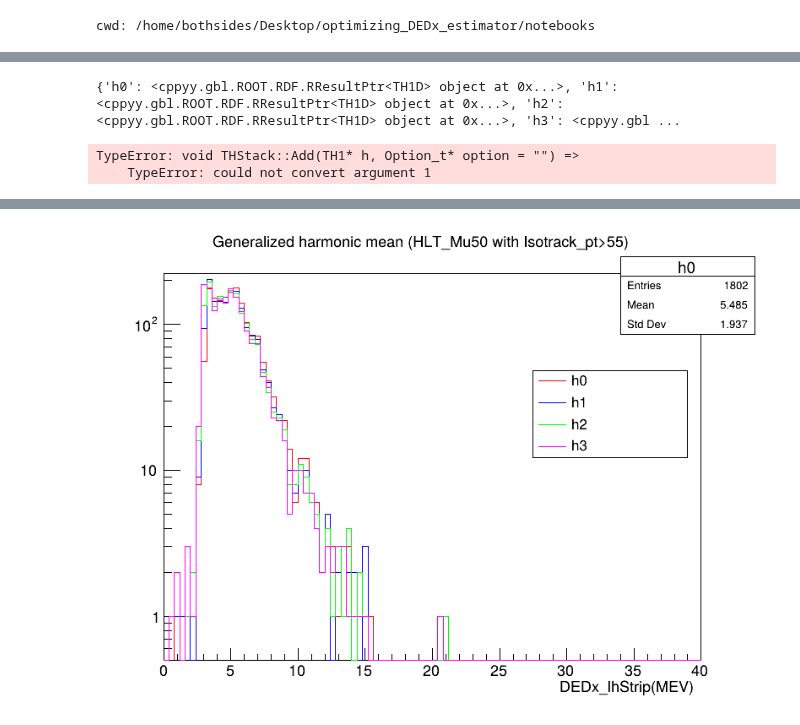
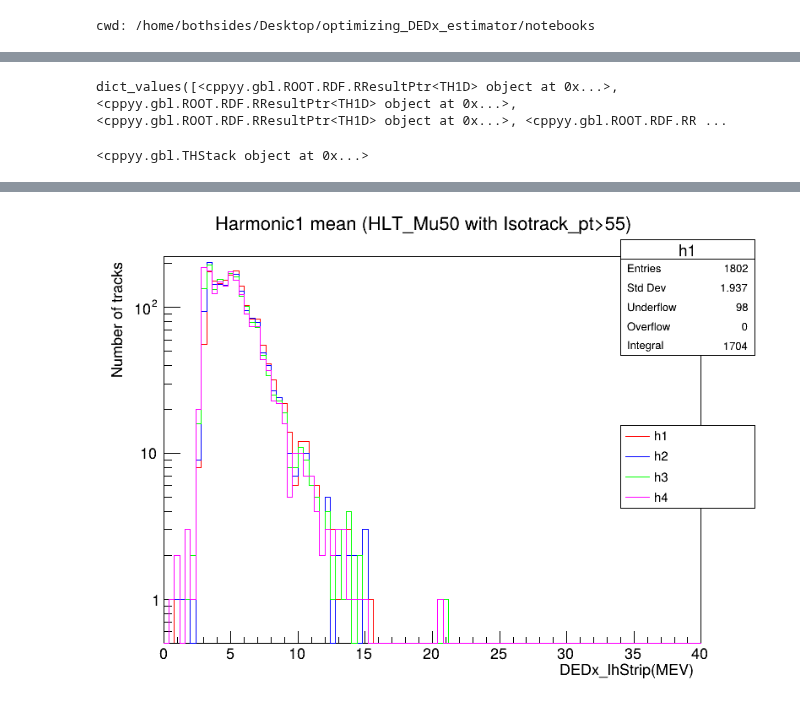
Before and after one commit to both-sides/optimizing_DEDx_estimator, a Jupyter notebook: notebooks/trunc_and_h2_analysis.ipynb, the cells around one changed output, grey strips where cells are left out. Saved outputs shown, nothing was run; the diff lists cells and outputs as text; code cells hidden in the pictures.

```diff
--- a/notebooks/trunc_and_h2_analysis.ipynb
+++ b/notebooks/trunc_and_h2_analysis.ipynb
@@ -100,23 +39,23 @@ os.makedirs(plots_dir,   exist_ok=True)
 c = rt.TCanvas("h2_canvas_overlay","Log-scale overlay",800,600)
 c.SetLogy()
 
-leg = rt.TLegend(0.65,0.52,0.88,0.7)
+leg = rt.TLegend(0.78,0.38,0.98,0.55)
 
 hists = {} # dictionary to hold histogram names for harmonic2 DEDx track avergaes plot
 
 for i, branch in enumerate(HMNCSBR):
-    if i == 1:
-        hists[f"h{i-1}"].SetTitle("Generalized harmonic means")
-        hists[f"h{i-1}"].GetXaxis().SetTitle("DEDx_lhStrip(MEV)")
-        hists[f"h{i-1}"].GetYaxis().SetTitle("Number of tracks")
-    hists[f"h{i}"] = df.Histo1D((f"h{i}","",100, 0, 40),branch)
-    hists[f"h{i}"].SetLineColor(COLOR_MAP[i+1])
-    hists[f"h{i}"].Draw("same")
-    leg.AddEntry( hists[f"h{i}"].GetPtr(), f"h{i}", "l" )
+    hists[f"h{i+1}"] = df.Histo1D((f"h{i+1}","",100, 0, 40),branch)
+    hists[f"h{i+1}"].SetLineColor(COLOR_MAP[i+1])
+    rt.gStyle.SetOptStat("neiuor")
+    leg.AddEntry( hists[f"h{i+1}"].GetPtr(), f"h{i+1}", "l" )
+    hists[f"h{i+1}"].SetTitle(f"Harmonic{i+1} mean")
+    hists[f"h{i+1}"].GetXaxis().SetTitle("DEDx_lhStrip(MEV)")
+    hists[f"h{i+1}"].GetYaxis().SetTitle("Number of tracks")
+    hists[f"h{i+1}"].Draw("same")
 
 max_vals = [h.GetMaximum() for h in hists.values()]
 overall_max = max(max_vals)
-hists["h0"].SetMaximum(overall_max * 1.1)
+hists["h1"].SetMaximum(overall_max * 1.1)
 
 
 leg.Draw()
@@ -124,7 +63,7 @@ leg.Draw()
 c.Draw()
 
 
-utils.write_stacked_histos("h2_overlay", hists, hists["h0"].GetTitle(), c)
+utils.write_stacked_histos_ptr("h2_overlay", hists, "harmonic means", c)
 
 # # building a histogram stack and writing to the root file f_out points to
 
@@ -142,35 +123,35 @@ TypeError: void THStack::Add(TH1* h, Option_t* option = "") =>
 # %%
-print(hists)
+print(hists.values())
 # %% [output]
-{'h0': <cppyy.gbl.ROOT.RDF.RResultPtr<TH1D> object at 0x...>, 'h1': <cppyy.gbl.ROOT.RDF.RResultPtr<TH1D> object at 0x...>, 'h2': <cppyy.gbl.ROOT.RDF.RResultPtr<TH1D> object at 0x...>, 'h3': <cppyy.gbl ...
+dict_values([<cppyy.gbl.ROOT.RDF.RResultPtr<TH1D> object at 0x...>, <cppyy.gbl.ROOT.RDF.RResultPtr<TH1D> object at 0x...>, <cppyy.gbl.ROOT.RDF.RResultPtr<TH1D> object at 0x...>, <cppyy.gbl.ROOT.RDF.RR ...
 # %%
 
 c = rt.TCanvas("h2_filtered_canvas_overlay","Log-scale overlay",800,600)
 c.SetLogy()
 
-leg = rt.TLegend(0.65,0.52,0.88,0.7)
+leg = rt.TLegend(0.78,0.38,0.98,0.55)
 
 hists = {} # dictionary to hold histogram names for harmonic2 DEDx track avergaes plot
 
 for i, branch in enumerate(HMNCSBR):
-    if i == 1:
-        hists[f"h{i-1}"].SetTitle("Generalized harmonic mean (HLT_Mu50 with Isotrack_pt>55)")
-        hists[f"h{i-1}"].GetXaxis().SetTitle("DEDx_lhStrip(MEV)")
-    hists[f"h{i}"] = df_filtered.Histo1D((f"h{i}","",100, 0, 40),branch)
-    hists[f"h{i}"].SetLineColor(COLOR_MAP[i+1])
-    hists[f"h{i}"].Draw("same")
-    leg.AddEntry( hists[f"h{i}"].GetPtr(), f"h{i}", "l" )
+    hists[f"h{i+1}"] = df_filtered.Histo1D((f"h{i+1}","",100, 0, 40),branch)
+    hists[f"h{i+1}"].SetLineColor(COLOR_MAP[i+1])
+    rt.gStyle.SetOptStat("neiuor")
+    leg.AddEntry( hists[f"h{i+1}"].GetPtr(), f"h{i+1}", "l" )
+    hists[f"h{i+1}"].SetTitle(f"Harmonic{i+1} mean (HLT_Mu50 with Isotrack_pt>55)")
+    hists[f"h{i+1}"].GetXaxis().SetTitle("DEDx_lhStrip(MEV)")
+    hists[f"h{i+1}"].GetYaxis().SetTitle("Number of tracks")
+    hists[f"h{i+1}"].Draw("same")
 
 max_vals = [h.GetMaximum() for h in hists.values()]
 overall_max = max(max_vals)
-hists["h0"].SetMaximum(overall_max * 1.1)
+hists["h1"].SetMaximum(overall_max * 1.1)
 
 
 leg.Draw()
 
 c.Draw()
 
-utils.write_stacked_histos("h2_filtered_overlay", hists, hists["h0"].GetTitle(), c)
+utils.write_stacked_histos_ptr("h2_filtered_overlay", hists, "harmonic means filtered", c)
 # %% [output]
-TypeError: void THStack::Add(TH1* h, Option_t* option = "") =>
-    TypeError: could not convert argument 1
+<cppyy.gbl.THStack object at 0x...>
@@ -177,4 +159,4 @@ TypeError: void THStack::Add(TH1* h, Option_t* option = "") =>
-[figure, old version]
+[figure, new version]
 # %%
 
 c = rt.TCanvas("Trunc_overlay_canvas","Log-scale overlay",800,600)
```
Also changed, not shown: parts of 14 cells of this notebook, 7 other files.
